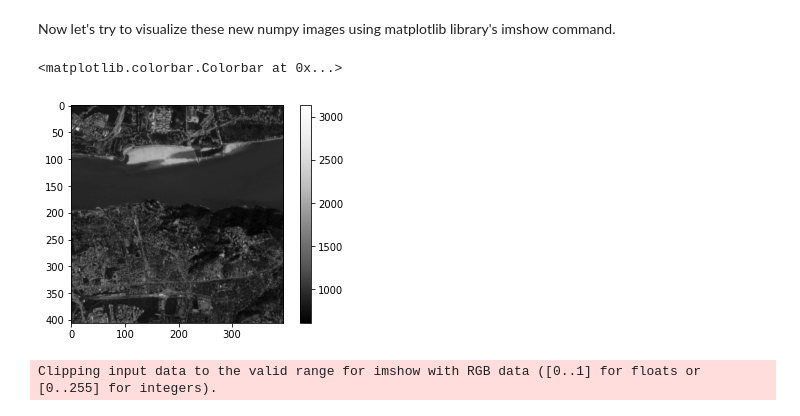
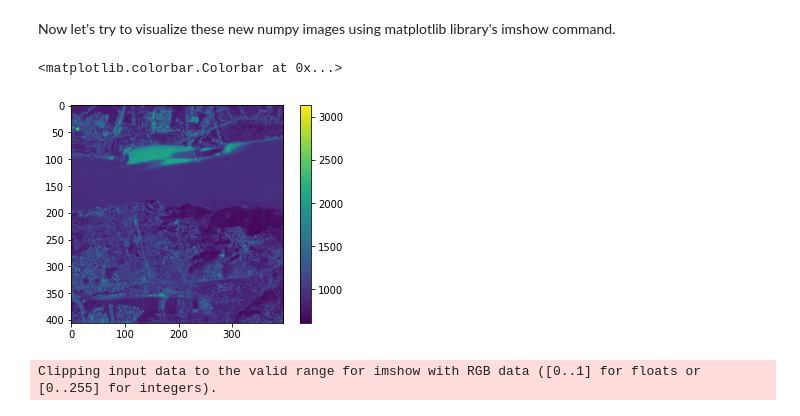
Before and after one commit to RituAnilkumar/EarthEngine, a Jupyter notebook: Exercise3_EarthEngine_to_numpy.ipynb, the cells around one changed output. Cells and saved outputs as stored; diff of their text form; code cells hidden in the pictures.

```diff
--- a/Exercise3_EarthEngine_to_numpy.ipynb
+++ b/Exercise3_EarthEngine_to_numpy.ipynb
@@ -64,13 +64,13 @@ Now let's try to visualize these new numpy images using matplotlib library's ims
 # %%
 #Importing required libraries
 import matplotlib.pyplot as plt
 
 # Plotting in greyscale
-plt.imshow(image[:,:,3],cmap=plt.cm.Greys_r)
+plt.imshow(image[:,:,3],cmap=plt.cm.viridis)
 plt.colorbar()
 # %% [output]
 <matplotlib.colorbar.Colorbar at 0x...>
-[figure, old version]
+[figure, new version]
 # %%
 # Displaying an True color composite of Red, Green, Blue
 colorComb=np.array([8,3,2])
```
Also changed, not shown: parts of 3 cells of this notebook.
